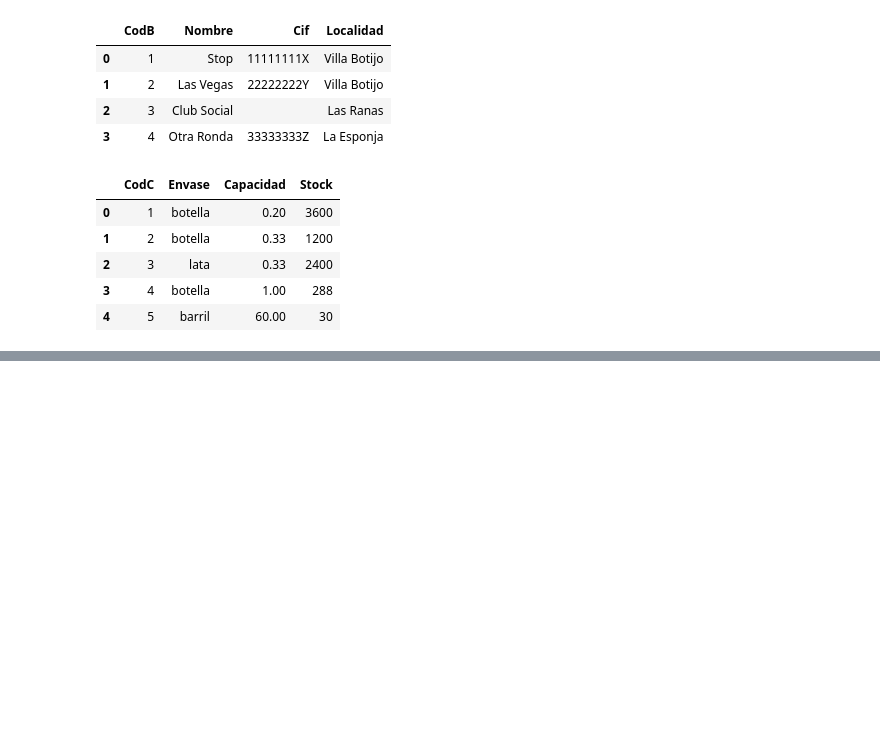
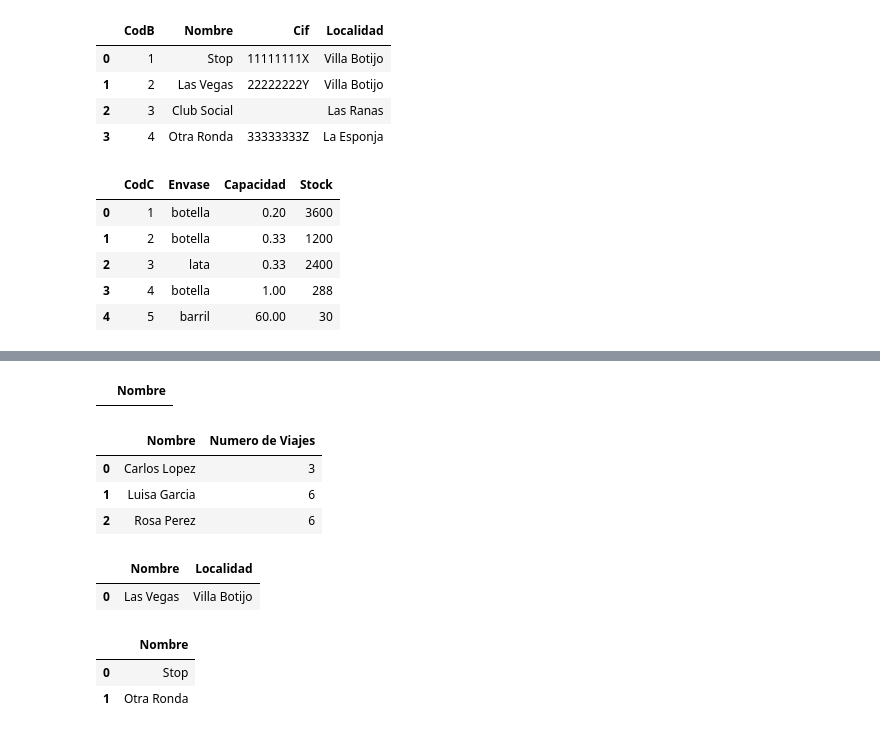
Before and after one commit to luciaaroca/ds_sql_thebridge, a Jupyter notebook: Practica/1-Ejercicios/Cervezas/SQL.cervezas.ipynb, the cells around one changed output, grey strips where cells are left out. Cells and saved outputs as stored; diff of their text form; code cells hidden in the pictures; blank space fills up the shorter version.

```diff
--- a/Practica/1-Ejercicios/Cervezas/SQL.cervezas.ipynb
+++ b/Practica/1-Ejercicios/Cervezas/SQL.cervezas.ipynb
@@ -198,0 +281,75 @@ IndentationError: unexpected indent (4153797254.py, line 12)
+# %%
+#5)Nombre de los empleados que han repartido a los bares "Stop" y "Las Vegas" cervezas con
+#envase botella.
+query = '''
+SELECT e.Nombre
+FROM Reparto AS r
+JOIN Empleados AS e ON r.CodE = e.CodE
+JOIN Bares AS b ON r.CodB = b.CodB
+JOIN Cervezas AS c ON r.CodC = c.CodC
+WHERE (b.Nombre = "%Stop%") OR (b.Nombre= "%Las Vegas%")
+AND c.Envase = "%botella%"
+'''
+df = sql_query(query)
+df
+# %% [output]
+|  | Nombre |
+# %%
+#6)Obtener  el  nombre  y  número  de  viajes  que  ha  realizado  cada  empleado  fuera  de  Villa
+#Botijo
+query = '''
+SELECT e.Nombre, COUNT(*) AS "Numero de Viajes"
+FROM Reparto AS r
+JOIN Empleados AS e ON r.CodE = e.CodE
+JOIN Bares AS b ON r.CodB = b.CodB
+WHERE b.Localidad != "Villa Botijo"
+GROUP BY e.Nombre
+
+'''
+df = sql_query(query)
+df
+# %% [output]
+|  | Nombre | Numero de Viajes |
+| 0 | Carlos Lopez | 3 |
+| 1 | Luisa Garcia | 6 |
+| 2 | Rosa Perez | 6 |
+# %%
+#7)Obtener el nombre y localidad del bar que más litros de cerveza ha comprado
+query = '''
+SELECT b.Nombre, b.Localidad
+FROM Reparto AS r
+JOIN Cervezas AS c ON r.CodC = c.CodC
+JOIN Bares AS b ON r.CodB = b.CodB
+GROUP BY b.CodB, b.Nombre, b.Localidad --Agrupa datos por bar para representar cada bar
+ORDER BY SUM(r.Cantidad * c.Capacidad) DESC --totaliza los litros por cada bar y devuelve solo el bar que mas litros ha comprado
+LIMIT 1; -- DESC pon 1º el bar con más litros y limitamos a 1
+'''
+df = sql_query(query)
+df
+# %% [output]
+|  | Nombre | Localidad |
+| 0 | Las Vegas | Villa Botijo |
+# %%
+#8)Obtener  los  bares  que  han  adquirido  todos  los  tipos  de  cerveza  con  envase  de  botella   y
+#capacidad menor que 1 litro
+query = '''
+SELECT b.Nombre
+FROM Reparto AS r
+JOIN Cervezas AS c ON r.CodC = c.CodC
+JOIN Bares AS b ON r.CodB = b.CodB
+WHERE c.Envase = "botella"
+AND c.Capacidad < 1.00
+
+GROUP BY b.CodB, b.Nombre
+HAVING COUNT(DISTINCT c.CodC) = (
+    SELECT COUNT(*)
+    FROM Cervezas
+    WHERE Envase = 'botella' AND Capacidad < 1.0
+    );
+'''
+df = sql_query(query)
+df
+# %% [output]
+|  | Nombre |
+| 0 | Stop |
+| 1 | Otra Ronda |
```
Also changed, not shown: parts of 7 cells of this notebook, 3 other files.
